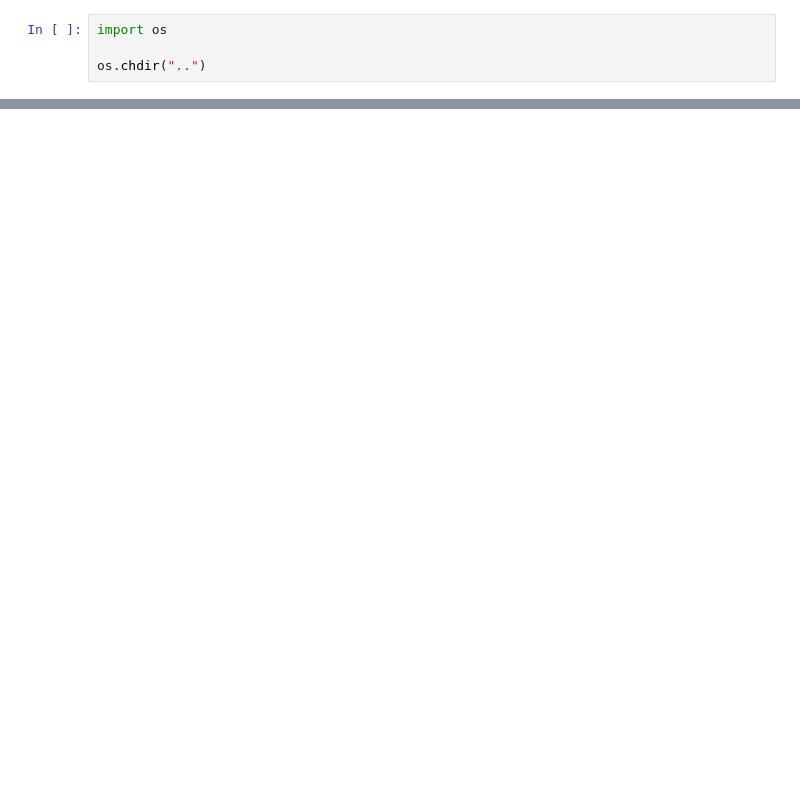
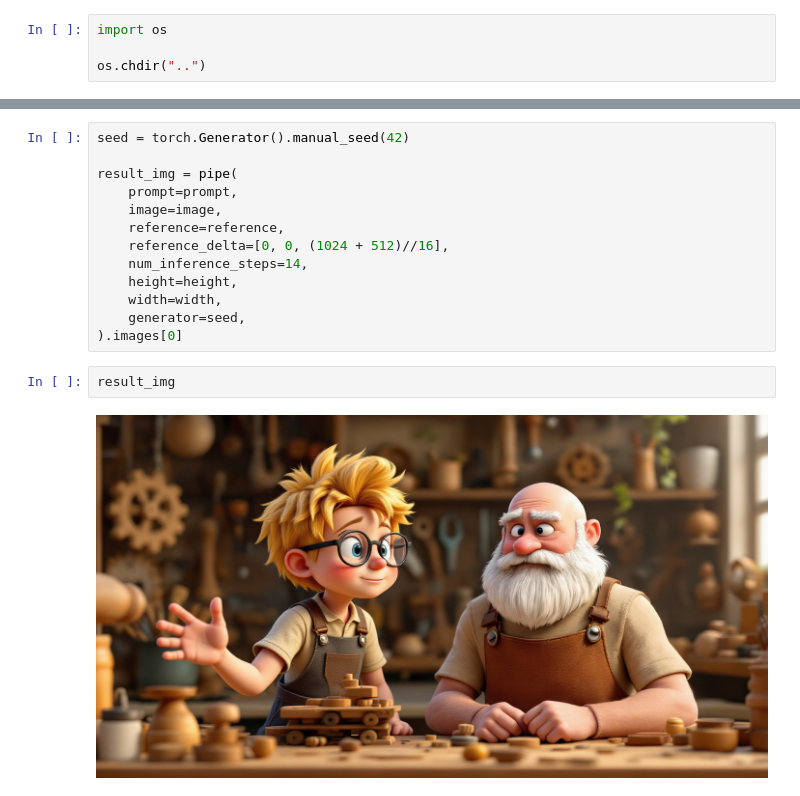
Before and after one commit to Saquib764/omini-kontext, a Jupyter notebook: examples/character_insert.ipynb, the cells around one changed output, grey strips where cells are left out. Cells and saved outputs as stored; diff of their text form; blank space fills up the shorter version.

Commit message:
image optimisation and fixes

```diff
--- a/examples/character_insert.ipynb
+++ b/examples/character_insert.ipynb
@@ -44,0 +54,17 @@ result_img
+# %%
+seed = torch.Generator().manual_seed(42)
+
+result_img = pipe(
+    prompt=prompt,
+    image=image,
+    reference=reference,
+    reference_delta=[0, 0, (1024 + 512)//16],
+    num_inference_steps=14,
+    height=height,
+    width=width,
+    generator=seed,
+).images[0]
+# %%
+result_img
+# %% [output]
+[figure, added]
```
Also changed, not shown: parts of 6 cells of this notebook, 39 other files.
